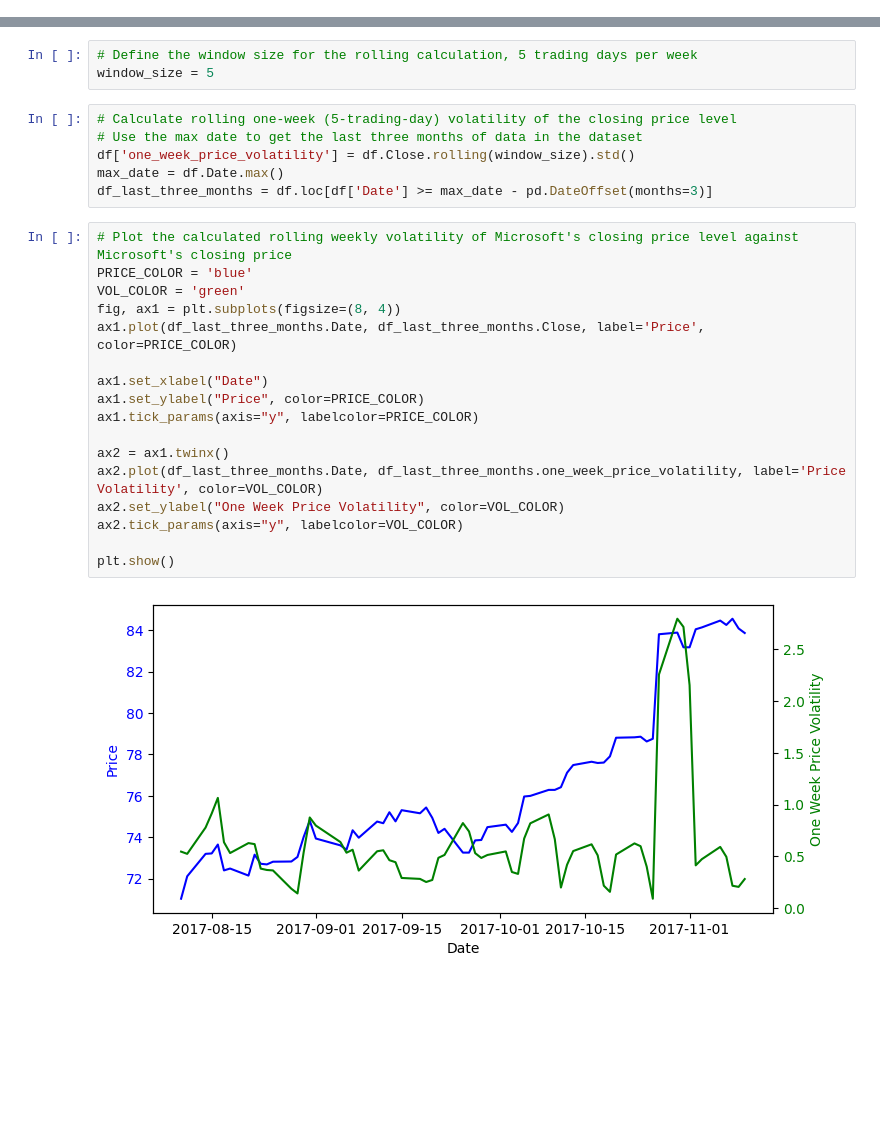
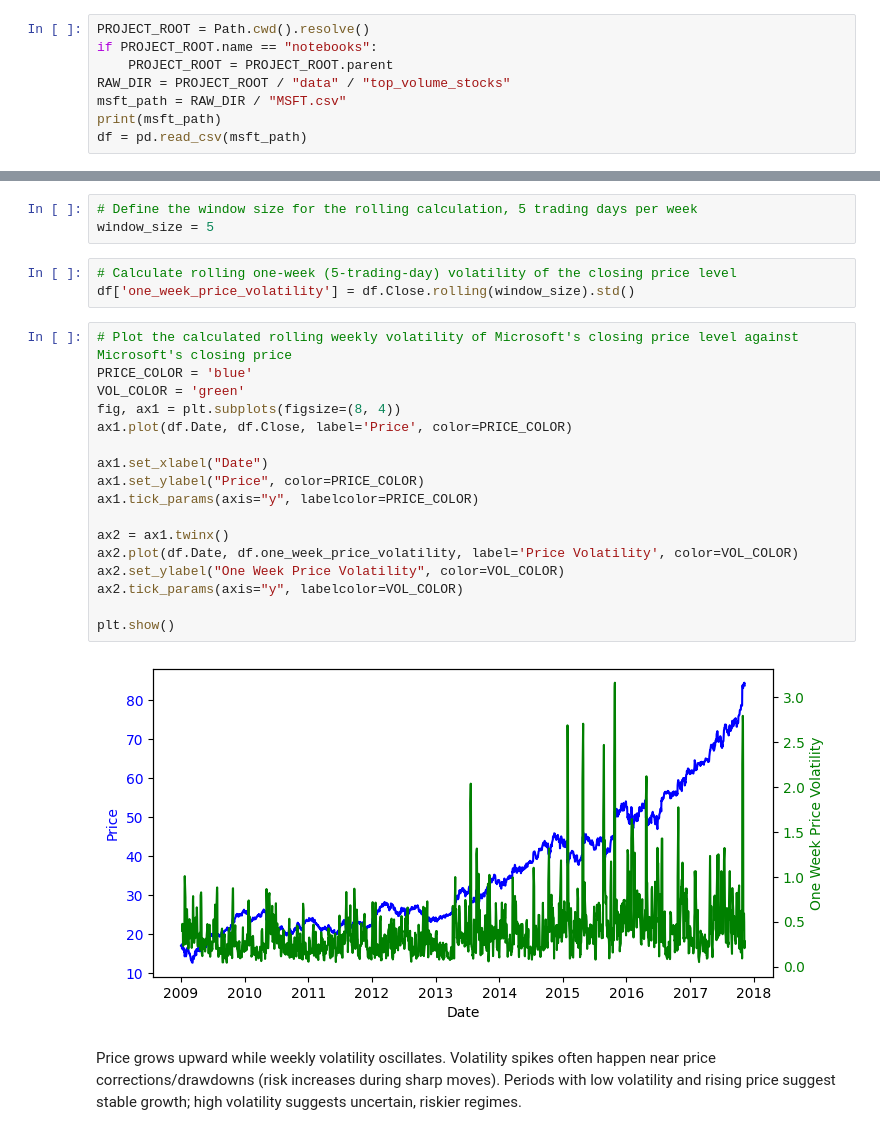
Before and after one commit to Coolgayte/cs3244-stock-forecasting, a Jupyter notebook: notebooks/Microsoft_EDA.ipynb, the cells around one changed output, grey strips where cells are left out. Saved outputs shown, nothing was run; the diff lists cells and outputs as text; blank space fills up the shorter version.

Commit message:
Add intepretation for visualization

```diff
--- a/notebooks/Microsoft_EDA.ipynb
+++ b/notebooks/Microsoft_EDA.ipynb
@@ -8,0 +7,8 @@ df = pd.read_csv("/home/msft.us.txt")
+# %%
+PROJECT_ROOT = Path.cwd().resolve()
+if PROJECT_ROOT.name == "notebooks":
+    PROJECT_ROOT = PROJECT_ROOT.parent
+RAW_DIR = PROJECT_ROOT / "data" / "top_volume_stocks"
+msft_path = RAW_DIR / "MSFT.csv"
+print(msft_path)
+df = pd.read_csv(msft_path)
@@ -156,26 +186,27 @@ High volatility means that the stock price changes sharply, indicating higher ri
 window_size = 5
 # %%
 # Calculate rolling one-week (5-trading-day) volatility of the closing price level
-# Use the max date to get the last three months of data in the dataset
 df['one_week_price_volatility'] = df.Close.rolling(window_size).std()
-max_date = df.Date.max()
-df_last_three_months = df.loc[df['Date'] >= max_date - pd.DateOffset(months=3)]
 # %%
 # Plot the calculated rolling weekly volatility of Microsoft's closing price level against Microsoft's closing price
 PRICE_COLOR = 'blue'
 VOL_COLOR = 'green'
 fig, ax1 = plt.subplots(figsize=(8, 4))
-ax1.plot(df_last_three_months.Date, df_last_three_months.Close, label='Price', color=PRICE_COLOR)
+ax1.plot(df.Date, df.Close, label='Price', color=PRICE_COLOR)
 
 ax1.set_xlabel("Date")
 ax1.set_ylabel("Price", color=PRICE_COLOR)
 ax1.tick_params(axis="y", labelcolor=PRICE_COLOR)
 
 ax2 = ax1.twinx()
-ax2.plot(df_last_three_months.Date, df_last_three_months.one_week_price_volatility, label='Price Volatility', color=VOL_COLOR)
+ax2.plot(df.Date, df.one_week_price_volatility, label='Price Volatility', color=VOL_COLOR)
 ax2.set_ylabel("One Week Price Volatility", color=VOL_COLOR)
 ax2.tick_params(axis="y", labelcolor=VOL_COLOR)
 
 plt.show()
 # %% [output]
-[figure, old version]
+[figure, new version]
+# %% [markdown]
+Price grows upward while weekly volatility oscillates.
+Volatility spikes often happen near price corrections/drawdowns (risk increases during sharp moves).
+Periods with low volatility and rising price suggest stable growth; high volatility suggests uncertain, riskier regimes.
```
Also changed, not shown: parts of 21 cells of this notebook.
